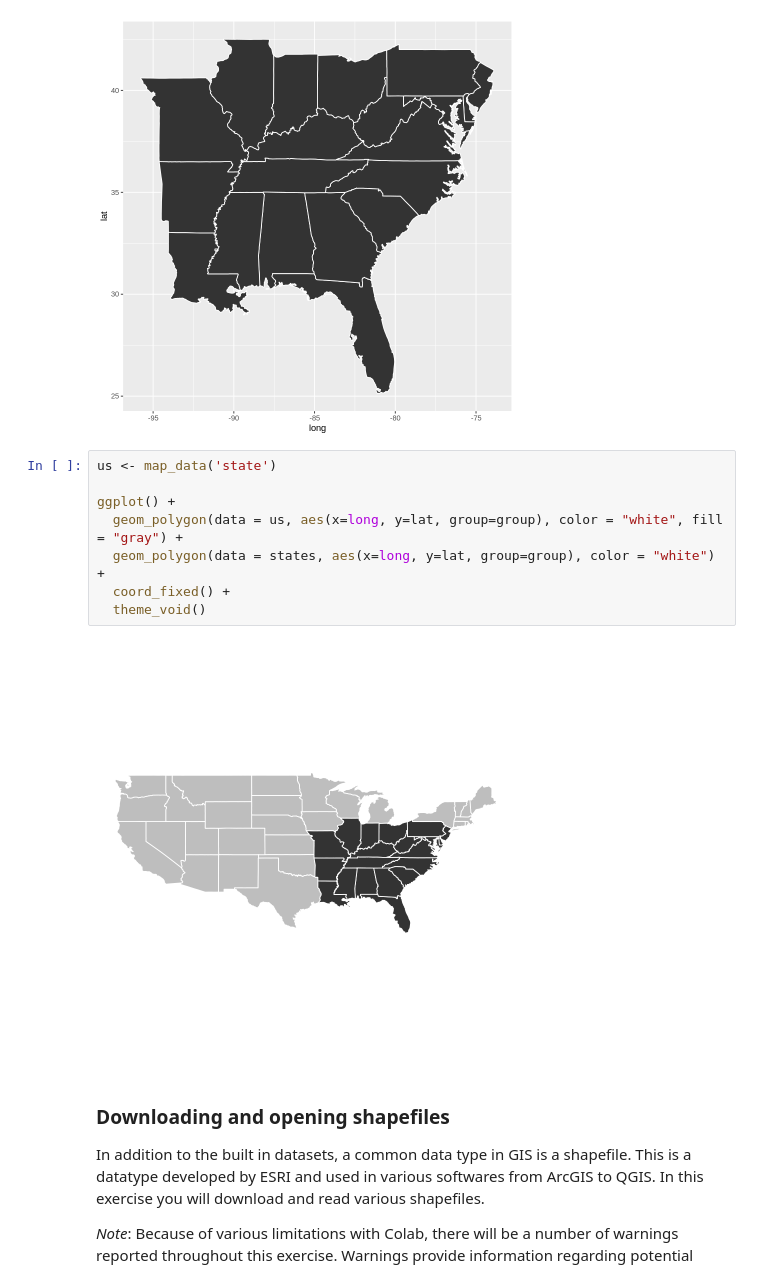
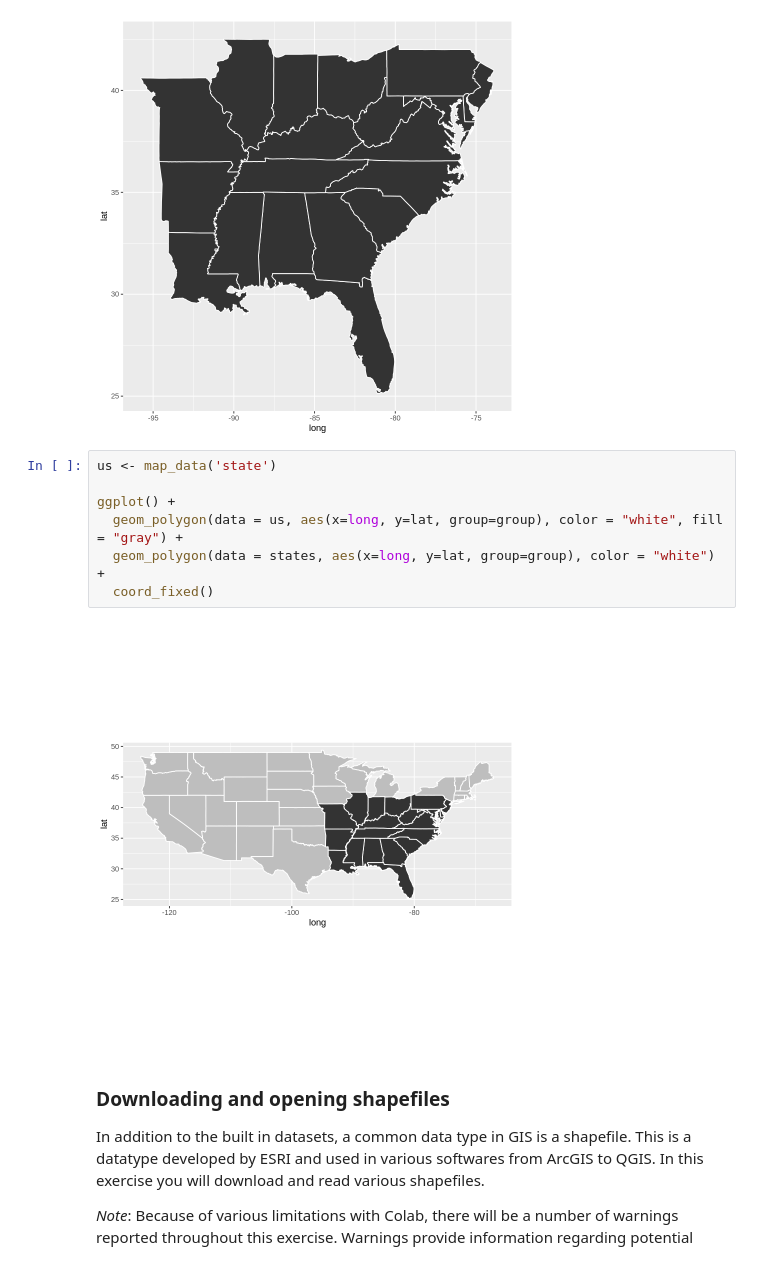
Before and after one commit to chrismgentry/GIS1-Exercise-4, a Jupyter notebook: GIS1_EX4.ipynb, the cells around one changed output. Drawn from its saved outputs; the diff is of its cells as text.

```diff
--- a/GIS1_EX4.ipynb
+++ b/GIS1_EX4.ipynb
@@ -78,13 +78,12 @@ ggplot(states) +
 # %%
 us <- map_data('state')
 
 ggplot() +
   geom_polygon(data = us, aes(x=long, y=lat, group=group), color = "white", fill = "gray") +
   geom_polygon(data = states, aes(x=long, y=lat, group=group), color = "white") +
-  coord_fixed() +
-  theme_void()
+  coord_fixed()
 # %% [output]
-[figure, old version]
+[figure, new version]
 # %% [markdown]
 ### Downloading and opening shapefiles
 
```
Also changed, not shown: parts of 10 cells of this notebook, 2 other files.
